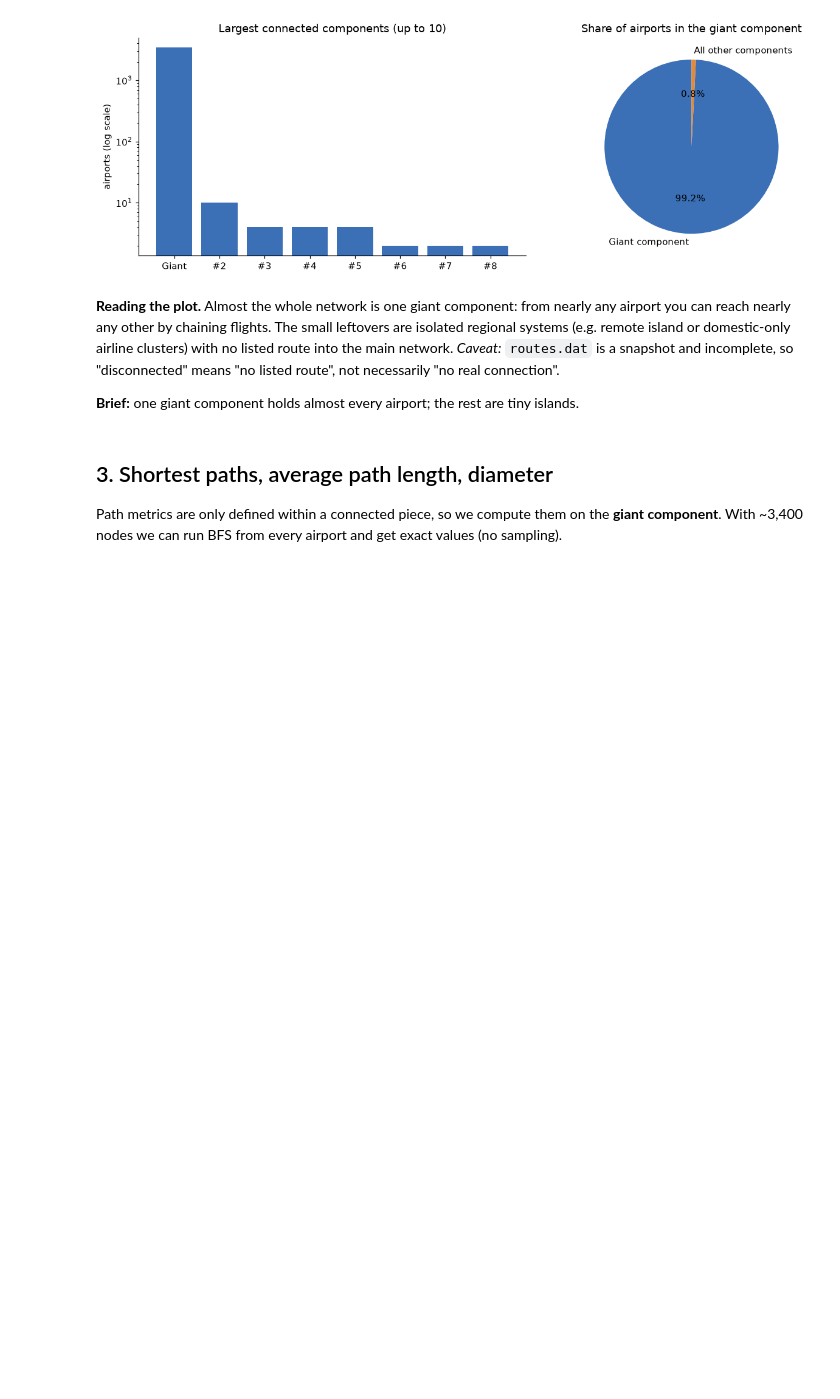
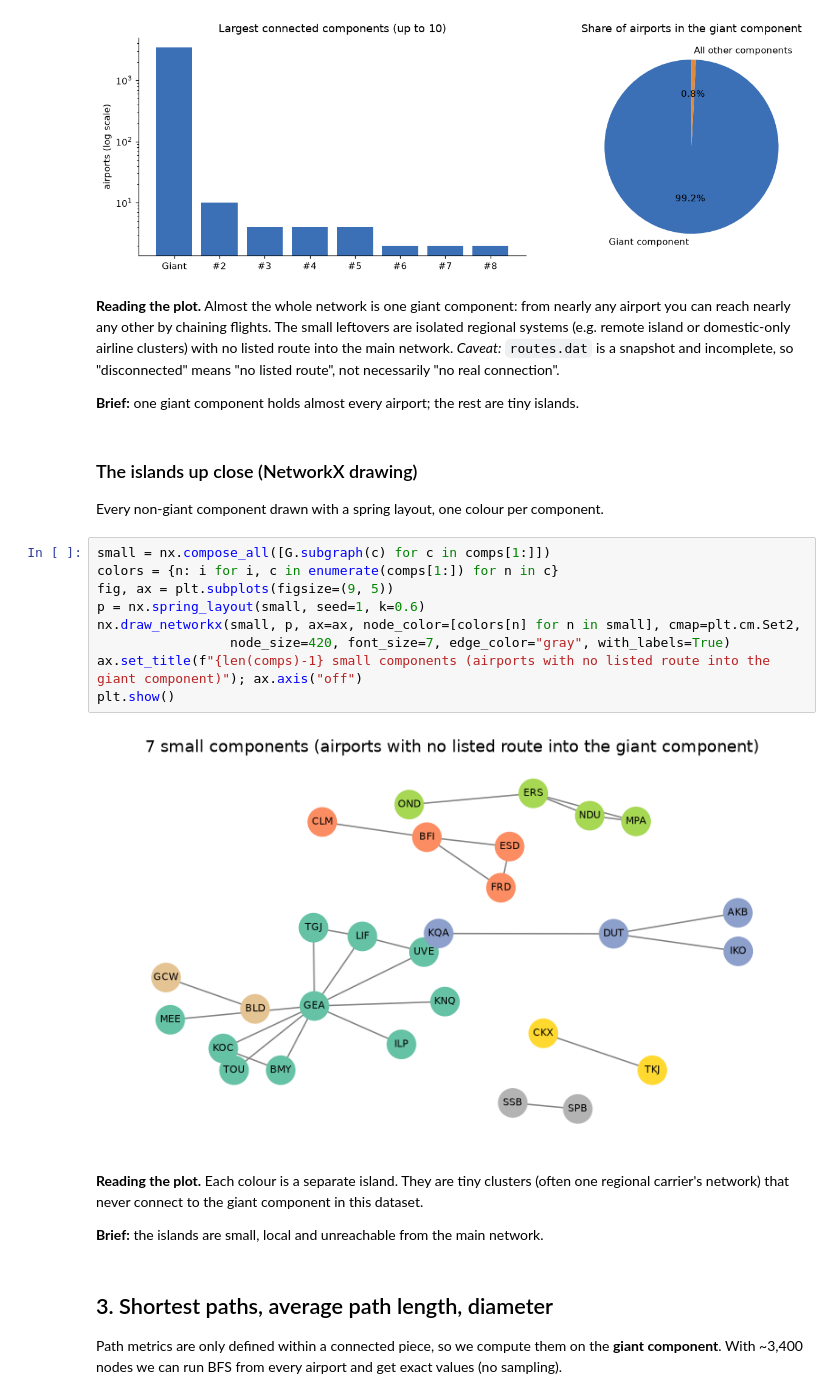
Before and after one commit to jsuryanm/math-ai-project, a Jupyter notebook: notebooks/04_connectivity_and_graph_properties.ipynb, the cells around one changed output. Drawn from its saved outputs; the diff is of its cells as text; blank space fills up the shorter version.

```diff
--- a/notebooks/04_connectivity_and_graph_properties.ipynb
+++ b/notebooks/04_connectivity_and_graph_properties.ipynb
@@ -78,6 +78,24 @@ plt.tight_layout(); plt.show()
 **Reading the plot.** Almost the whole network is one giant component: from nearly any airport you can reach nearly any other by chaining flights. The small leftovers are isolated regional systems (e.g. remote island or domestic-only airline clusters) with no listed route into the main network. *Caveat:* `routes.dat` is a snapshot and incomplete, so "disconnected" means "no listed route", not necessarily "no real connection".
 
 **Brief:** one giant component holds almost every airport; the rest are tiny islands.
+# %% [markdown]
+### The islands up close (NetworkX drawing)
+Every non-giant component drawn with a spring layout, one colour per component.
+# %%
+small = nx.compose_all([G.subgraph(c) for c in comps[1:]])
+colors = {n: i for i, c in enumerate(comps[1:]) for n in c}
+fig, ax = plt.subplots(figsize=(9, 5))
+p = nx.spring_layout(small, seed=1, k=0.6)
+nx.draw_networkx(small, p, ax=ax, node_color=[colors[n] for n in small], cmap=plt.cm.Set2,
+                 node_size=420, font_size=7, edge_color="gray", with_labels=True)
+ax.set_title(f"{len(comps)-1} small components (airports with no listed route into the giant component)"); ax.axis("off")
+plt.show()
+# %% [output]
+[figure, added]
+# %% [markdown]
+**Reading the plot.** Each colour is a separate island. They are tiny clusters (often one regional carrier's network) that never connect to the giant component in this dataset.
+
+**Brief:** the islands are small, local and unreachable from the main network.
 # %% [markdown]
 ## 3. Shortest paths, average path length, diameter
 Path metrics are only defined within a connected piece, so we compute them on the **giant component**. With ~3,400 nodes we can run BFS from every airport and get exact values (no sampling).
```
Also changed, not shown: parts of 6 cells of this notebook, 3 other files.
